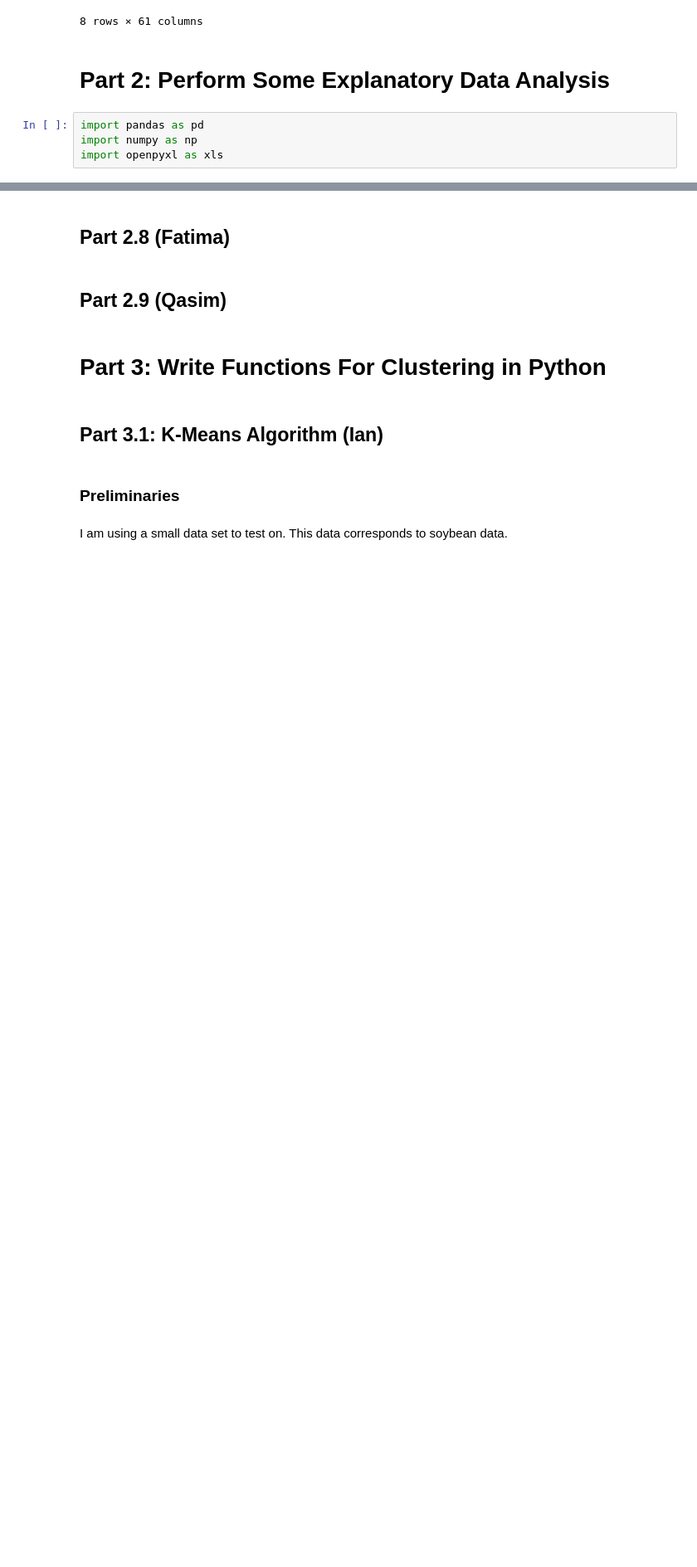
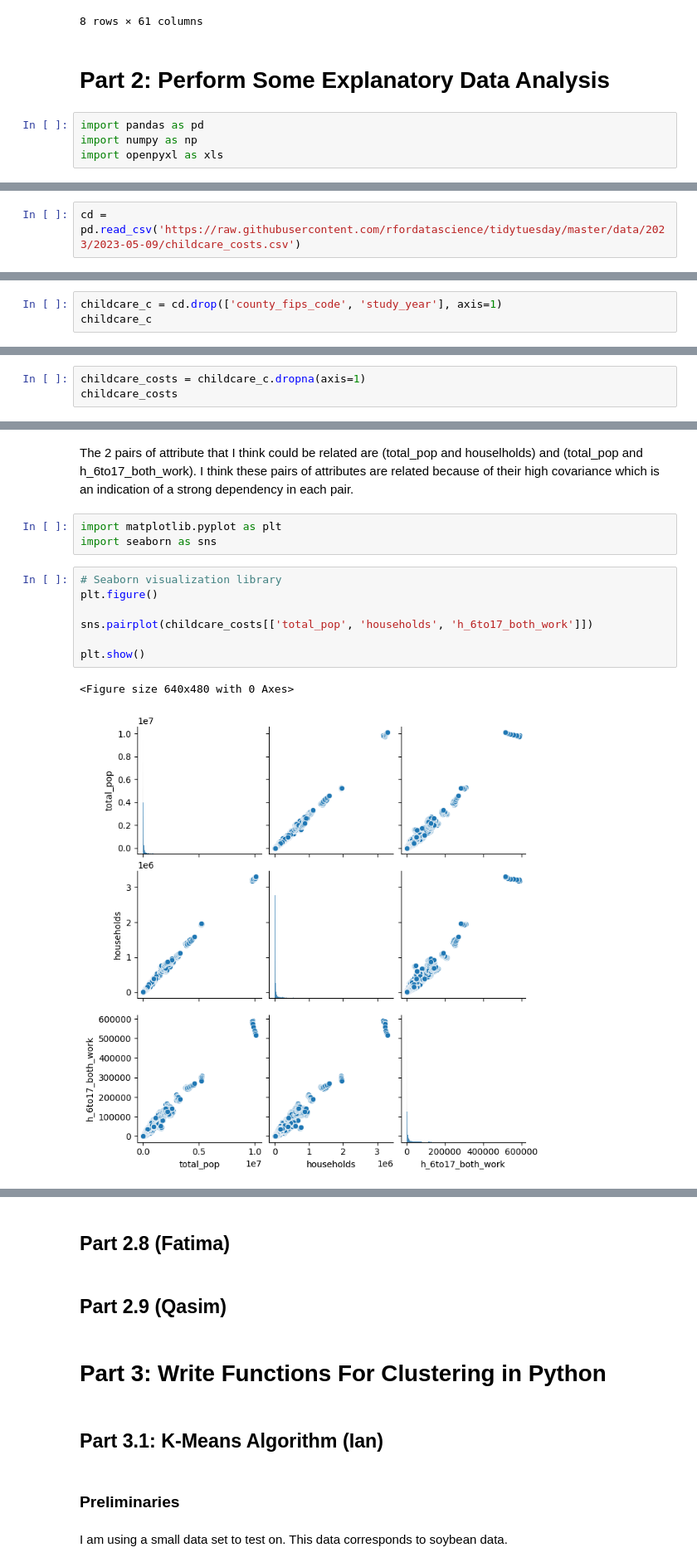
Before and after one commit to CategorIAN/CSCI_550_Project1, a Jupyter notebook: CSCI550MP1.ipynb, the cells around one changed output, grey strips where cells are left out. Shown at 83% size. Drawn from its saved outputs; the diff is of its cells as text; blank space fills up the shorter version.

```diff
--- a/CSCI550MP1.ipynb
+++ b/CSCI550MP1.ipynb
@@ -78,0 +67,2 @@ import openpyxl as xls
+# %%
+cd = pd.read_csv('https://raw.githubusercontent.com/rfordatascience/tidytuesday/master/data/2023/2023-05-09/childcare_costs.csv')
@@ -78,0 +79,3 @@ import openpyxl as xls
+# %%
+childcare_c = cd.drop(['county_fips_code', 'study_year'], axis=1)
+childcare_c
@@ -78,0 +100,3 @@ import openpyxl as xls
+# %%
+childcare_costs = childcare_c.dropna(axis=1)
+childcare_costs
@@ -78,0 +212,15 @@ import openpyxl as xls
+# %% [markdown]
+The 2 pairs of attribute that I think could be related are (total_pop and houselholds) and (total_pop and h_6to17_both_work). I think these pairs of attributes are related because of their high covariance which is an indication of a strong dependency in each pair.
+# %%
+import matplotlib.pyplot as plt
+import seaborn as sns
+# %%
+# Seaborn visualization library
+plt.figure()
+
+sns.pairplot(childcare_costs[['total_pop', 'households', 'h_6to17_both_work']])
+
+plt.show()
+# %% [output]
+<Figure size 640x480 with 0 Axes>
+[figure, added]
```
Also changed, not shown: parts of 60 cells of this notebook.
